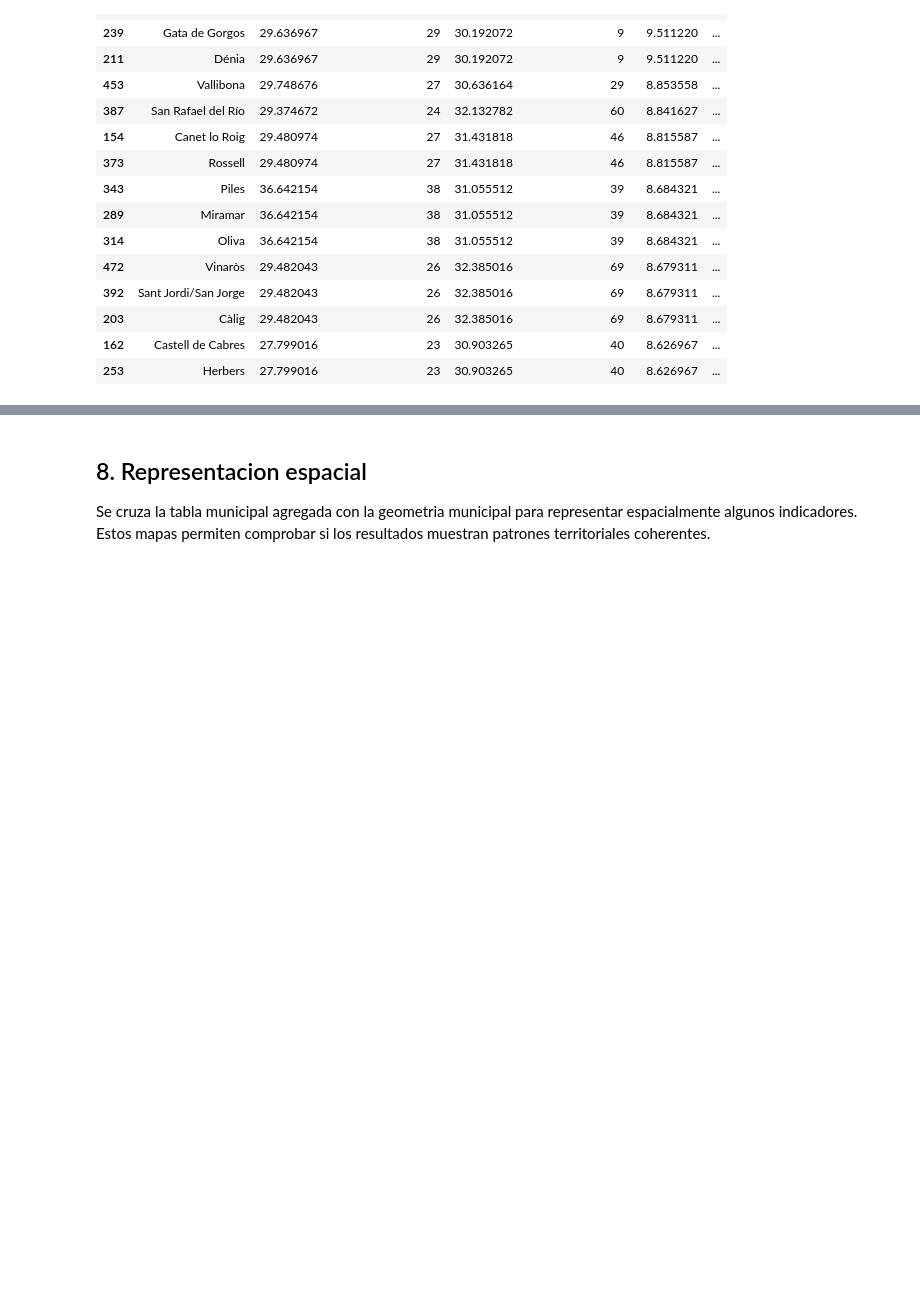
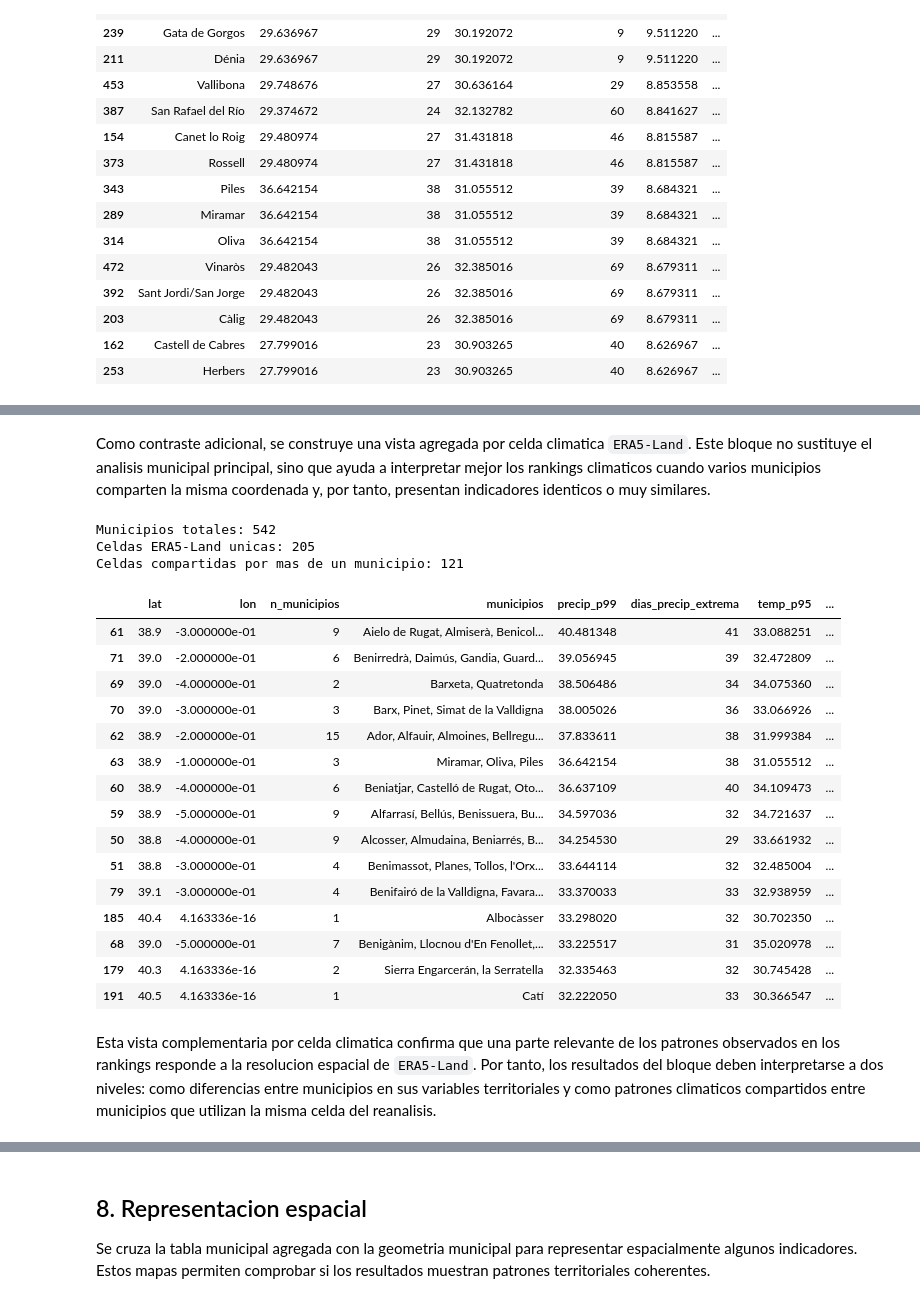
Before and after one commit to gonzalolarriba/modelo-geoespacial-riesgo-climatico, a Jupyter notebook: notebooks/notebook_3_analisis_dato.ipynb, the cells around one changed output, grey strips where cells are left out. Drawn from its saved outputs; the diff is of its cells as text; code cells hidden in the pictures; blank space fills up the shorter version.

```diff
--- a/notebooks/notebook_3_analisis_dato.ipynb
+++ b/notebooks/notebook_3_analisis_dato.ipynb
@@ -402,3 +484,59 @@ Top municipios por viento intenso (p95):
+# %% [markdown]
+Como contraste adicional, se construye una vista agregada por celda climatica `ERA5-Land`. Este bloque no sustituye el analisis municipal principal, sino que ayuda a interpretar mejor los rankings climaticos cuando varios municipios comparten la misma coordenada y, por tanto, presentan indicadores identicos o muy similares.
+# %%
+df_celdas_era5 = (
+    df_mun.groupby(["lat", "lon"], as_index=False)
+    .agg(
+        n_municipios=("municipio", "size"),
+        municipios=("municipio", lambda s: ", ".join(sorted(s))),
+        precip_p99=("precip_p99", "first"),
+        dias_precip_extrema=("dias_precip_extrema", "first"),
+        temp_p95=("temp_p95", "first"),
+        dias_calor_intenso=("dias_calor_intenso", "first"),
+        viento_p95=("viento_p95", "first"),
+        altitud_m=("altitud_m", "first"),
+    )
+)
+
+print("Municipios totales:", len(df_mun))
+print("Celdas ERA5-Land unicas:", len(df_celdas_era5))
+print(
+    "Celdas compartidas por mas de un municipio:",
+    (df_celdas_era5["n_municipios"] > 1).sum()
+)
+
+display(
+    df_celdas_era5.sort_values("precip_p99", ascending=False)[
+        [
+            "lat", "lon", "n_municipios", "municipios",
+            "precip_p99", "dias_precip_extrema",
+            "temp_p95", "dias_calor_intenso",
+            "viento_p95", "altitud_m"
+        ]
+    ].head(15)
+)
+# %% [output]
+Municipios totales: 542
+Celdas ERA5-Land unicas: 205
+Celdas compartidas por mas de un municipio: 121
+|  | lat | lon | n_municipios | municipios | precip_p99 | dias_precip_extrema | temp_p95 | ... |
+| 61 | 38.9 | -3.000000e-01 | 9 | Aielo de Rugat, Almiserà, Benicol... | 40.481348 | 41 | 33.088251 | ... |
+| 71 | 39.0 | -2.000000e-01 | 6 | Benirredrà, Daimús, Gandia, Guard... | 39.056945 | 39 | 32.472809 | ... |
+| 69 | 39.0 | -4.000000e-01 | 2 | Barxeta, Quatretonda | 38.506486 | 34 | 34.075360 | ... |
+| 70 | 39.0 | -3.000000e-01 | 3 | Barx, Pinet, Simat de la Valldigna | 38.005026 | 36 | 33.066926 | ... |
+| 62 | 38.9 | -2.000000e-01 | 15 | Ador, Alfauir, Almoines, Bellregu... | 37.833611 | 38 | 31.999384 | ... |
+| 63 | 38.9 | -1.000000e-01 | 3 | Miramar, Oliva, Piles | 36.642154 | 38 | 31.055512 | ... |
+| 60 | 38.9 | -4.000000e-01 | 6 | Beniatjar, Castelló de Rugat, Oto... | 36.637109 | 40 | 34.109473 | ... |
+| 59 | 38.9 | -5.000000e-01 | 9 | Alfarrasí, Bellús, Benissuera, Bu... | 34.597036 | 32 | 34.721637 | ... |
+| 50 | 38.8 | -4.000000e-01 | 9 | Alcosser, Almudaina, Beniarrés, B... | 34.254530 | 29 | 33.661932 | ... |
+| 51 | 38.8 | -3.000000e-01 | 4 | Benimassot, Planes, Tollos, l'Orx... | 33.644114 | 32 | 32.485004 | ... |
+| 79 | 39.1 | -3.000000e-01 | 4 | Benifairó de la Valldigna, Favara... | 33.370033 | 33 | 32.938959 | ... |
+| 185 | 40.4 | 4.163336e-16 | 1 | Albocàsser | 33.298020 | 32 | 30.702350 | ... |
+| 68 | 39.0 | -5.000000e-01 | 7 | Benigànim, Llocnou d'En Fenollet,... | 33.225517 | 31 | 35.020978 | ... |
+| 179 | 40.3 | 4.163336e-16 | 2 | Sierra Engarcerán, la Serratella | 32.335463 | 32 | 30.745428 | ... |
+| 191 | 40.5 | 4.163336e-16 | 1 | Catí | 32.222050 | 33 | 30.366547 | ... |
+# %% [markdown]
+Esta vista complementaria por celda climatica confirma que una parte relevante de los patrones observados en los rankings responde a la resolucion espacial de `ERA5-Land`. Por tanto, los resultados del bloque deben interpretarse a dos niveles: como diferencias entre municipios en sus variables territoriales y como patrones climaticos compartidos entre municipios que utilizan la misma celda del reanalisis.
 # %% [markdown]
 ## 6. Relaciones entre clima, territorio y altitud
 
```
Also changed, not shown: parts of 34 cells of this notebook.
